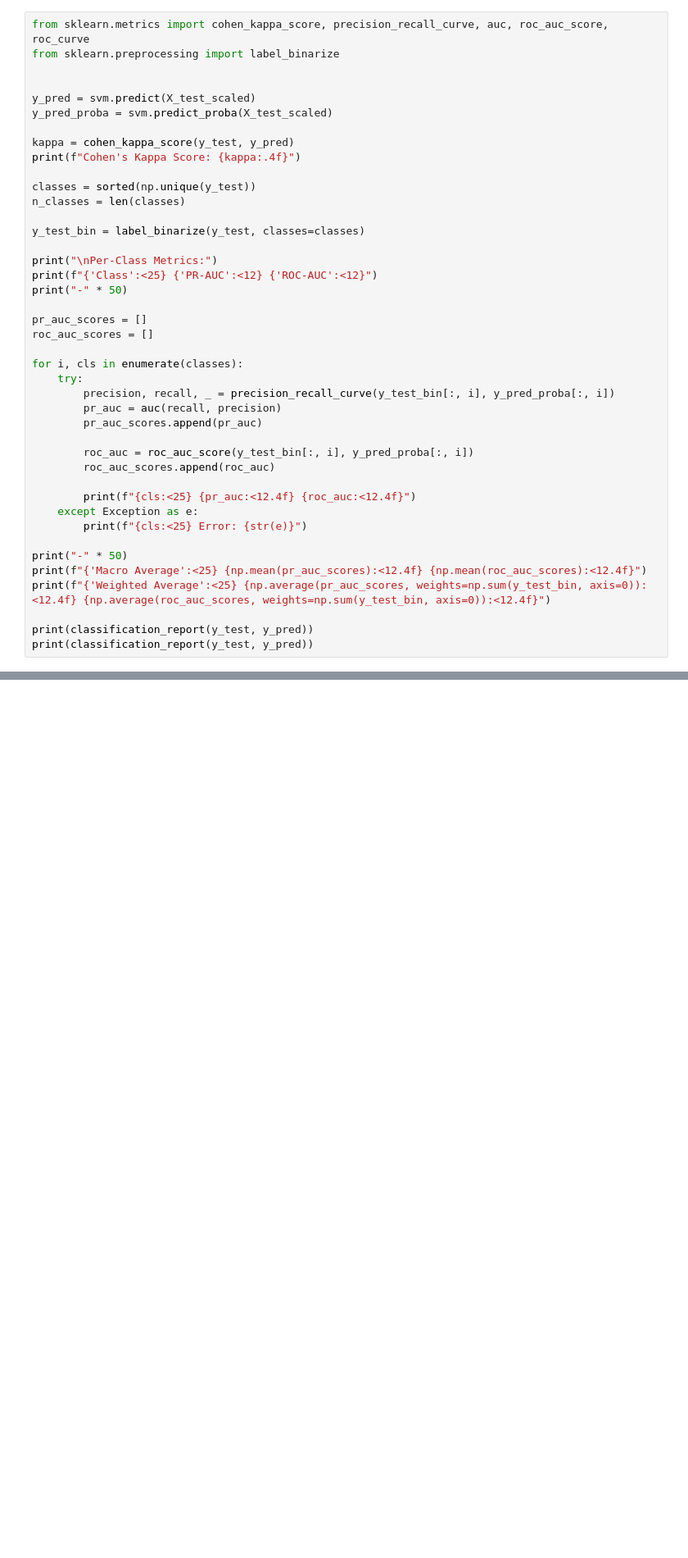
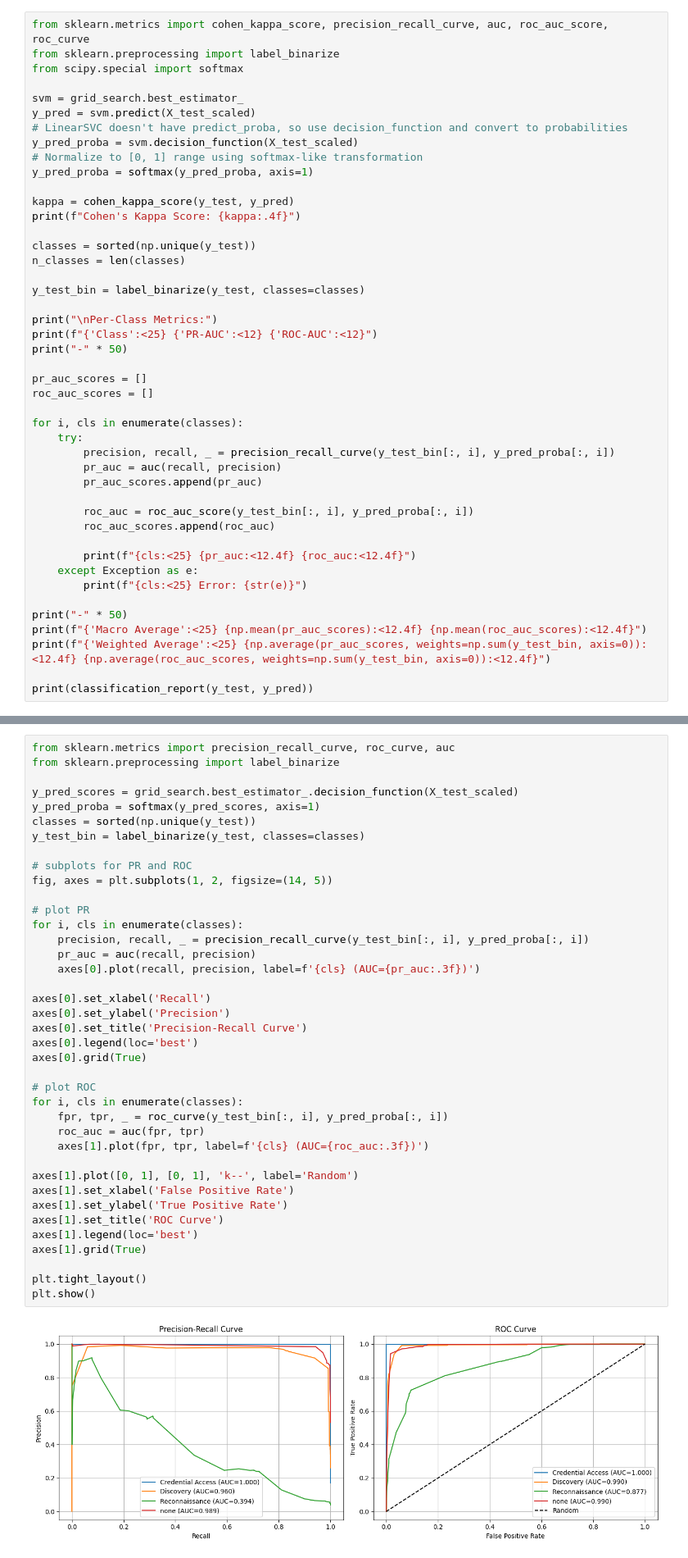
Before and after one commit to aabaniel/ZeekData24-AI-Training, a Jupyter notebook: CTTHES3_Models/ML_SVM.ipynb, the cells around one changed output, grey strips where cells are left out. Shown at 82% size. Drawn from its saved outputs; the diff is of its cells as text; blank space fills up the shorter version.

Commit message:
Changed to LinearSVC for faster handing of large datasets; using Colab

```diff
--- a/CTTHES3_Models/ML_SVM.ipynb
+++ b/CTTHES3_Models/ML_SVM.ipynb
@@ -235,10 +258,14 @@ print(f"Best cross-validation score: {grid_search.best_score_:.4f}")
 # %%
 from sklearn.metrics import cohen_kappa_score, precision_recall_curve, auc, roc_auc_score, roc_curve
 from sklearn.preprocessing import label_binarize
+from scipy.special import softmax
 
-
+svm = grid_search.best_estimator_
 y_pred = svm.predict(X_test_scaled)
-y_pred_proba = svm.predict_proba(X_test_scaled)
+# LinearSVC doesn't have predict_proba, so use decision_function and convert to probabilities
+y_pred_proba = svm.decision_function(X_test_scaled)
+# Normalize to [0, 1] range using softmax-like transformation
+y_pred_proba = softmax(y_pred_proba, axis=1)
 
 kappa = cohen_kappa_score(y_test, y_pred)
 print(f"Cohen's Kappa Score: {kappa:.4f}")
@@ -273,4 +300,3 @@ print(f"{'Macro Average':<25} {np.mean(pr_auc_scores):<12.4f} {np.mean(roc_auc_s
 print(f"{'Weighted Average':<25} {np.average(pr_auc_scores, weights=np.sum(y_test_bin, axis=0)):<12.4f} {np.average(roc_auc_scores, weights=np.sum(y_test_bin, axis=0)):<12.4f}")
 
 print(classification_report(y_test, y_pred))
-print(classification_report(y_test, y_pred))
@@ -277,3 +321,44 @@ print(classification_report(y_test, y_pred))
+# %%
+from sklearn.metrics import precision_recall_curve, roc_curve, auc
+from sklearn.preprocessing import label_binarize
+
+y_pred_scores = grid_search.best_estimator_.decision_function(X_test_scaled)
+y_pred_proba = softmax(y_pred_scores, axis=1)
+classes = sorted(np.unique(y_test))
+y_test_bin = label_binarize(y_test, classes=classes)
+
+# subplots for PR and ROC
+fig, axes = plt.subplots(1, 2, figsize=(14, 5))
+
+# plot PR
+for i, cls in enumerate(classes):
+    precision, recall, _ = precision_recall_curve(y_test_bin[:, i], y_pred_proba[:, i])
+    pr_auc = auc(recall, precision)
+    axes[0].plot(recall, precision, label=f'{cls} (AUC={pr_auc:.3f})')
+
+axes[0].set_xlabel('Recall')
+axes[0].set_ylabel('Precision')
+axes[0].set_title('Precision-Recall Curve')
+axes[0].legend(loc='best')
+axes[0].grid(True)
+
+# plot ROC
+for i, cls in enumerate(classes):
+    fpr, tpr, _ = roc_curve(y_test_bin[:, i], y_pred_proba[:, i])
+    roc_auc = auc(fpr, tpr)
+    axes[1].plot(fpr, tpr, label=f'{cls} (AUC={roc_auc:.3f})')
+
+axes[1].plot([0, 1], [0, 1], 'k--', label='Random')
+axes[1].set_xlabel('False Positive Rate')
+axes[1].set_ylabel('True Positive Rate')
+axes[1].set_title('ROC Curve')
+axes[1].legend(loc='best')
+axes[1].grid(True)
+
+plt.tight_layout()
+plt.show()
+# %% [output]
+[figure, added]
 # %%
 from sklearn.metrics import confusion_matrix
 
```
Also changed, not shown: parts of 8 cells of this notebook.
